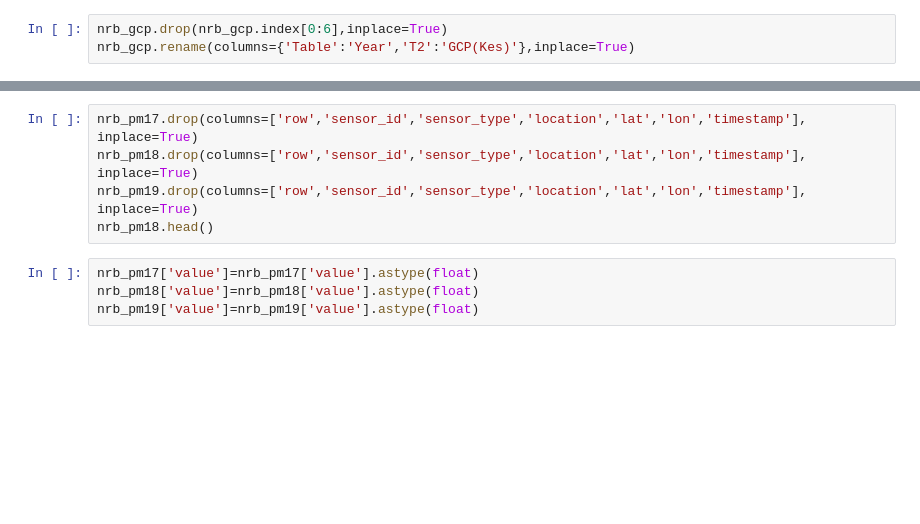
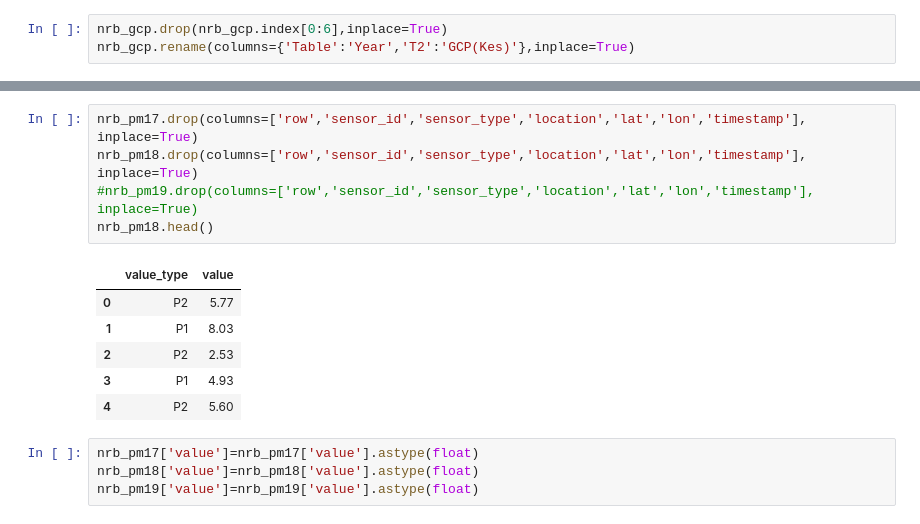
Before and after one commit to StephanieNelima/Factors-Affecting-Air-Quality-In-Nairobi, a Jupyter notebook: airQualityNrb.ipynb, the cells around one changed output, grey strips where cells are left out. Drawn from its saved outputs; the diff is of its cells as text; blank space fills up the shorter version.

```diff
--- a/airQualityNrb.ipynb
+++ b/airQualityNrb.ipynb
@@ -56,8 +144,15 @@ nrb_pm18.head()
 # %%
 nrb_pm17.drop(columns=['row','sensor_id','sensor_type','location','lat','lon','timestamp'], inplace=True)
 nrb_pm18.drop(columns=['row','sensor_id','sensor_type','location','lat','lon','timestamp'], inplace=True)
-nrb_pm19.drop(columns=['row','sensor_id','sensor_type','location','lat','lon','timestamp'], inplace=True)
+#nrb_pm19.drop(columns=['row','sensor_id','sensor_type','location','lat','lon','timestamp'], inplace=True)
 nrb_pm18.head()
+# %% [output]
+|  | value_type | value |
+| 0 | P2 | 5.77 |
+| 1 | P1 | 8.03 |
+| 2 | P2 | 2.53 |
+| 3 | P1 | 4.93 |
+| 4 | P2 | 5.60 |
 # %%
 nrb_pm17['value']=nrb_pm17['value'].astype(float)
 nrb_pm18['value']=nrb_pm18['value'].astype(float)
```
Also changed, not shown: parts of 14 cells of this notebook.
